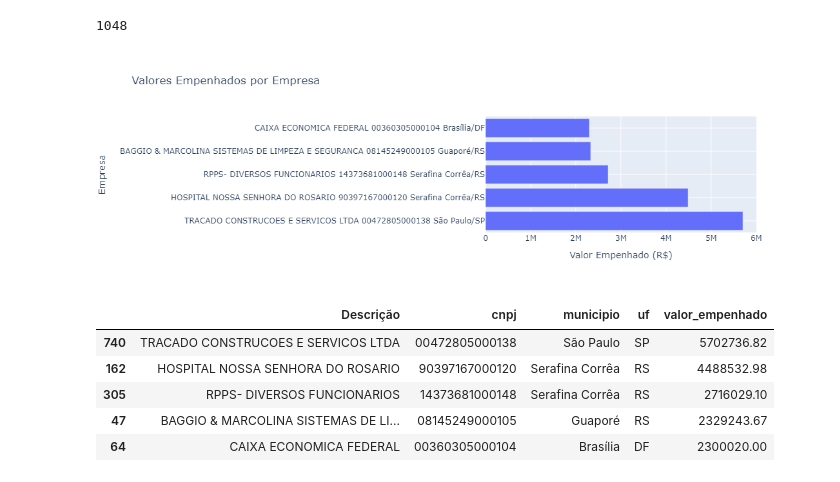
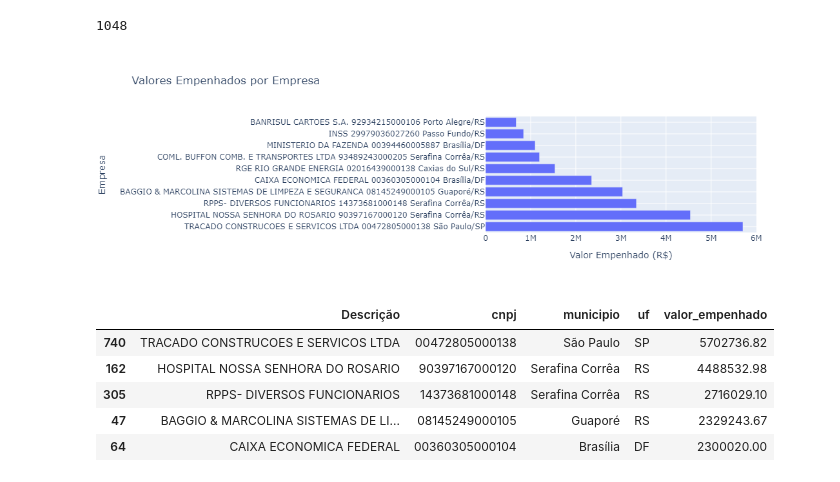
Before and after one commit to fabriciosilva/eleicoes-rs, a Jupyter notebook: data/notebooks/Serafina-despesas-empresas-Q1-evolucao_mensal.ipynb, the cells around one changed output. Drawn from its saved outputs; the diff is of its cells as text; code cells hidden in the pictures.

```diff
--- a/data/notebooks/Serafina-despesas-empresas-Q1-evolucao_mensal.ipynb
+++ b/data/notebooks/Serafina-despesas-empresas-Q1-evolucao_mensal.ipynb
@@ -364,25 +364,30 @@ despesas_fornecedor_com_municipios.to_csv('clean_files/despesas_fornecedor_com_m
 # %%
 #Agora, os maiores empenhos por empresas
 
-df = despesas_fornecedor_com_municipios.sort_values(by= 'valor_empenhado', ascending=False)[0:5]
+#df = despesas_fornecedor_com_municipios
 
-df = df[~df['Código'].isna()]
-df = df[~df['CNPJ/CPF'].isna()]
+df =  despesas_fornecedor_com_municipios.groupby(['Código', 'Descrição', 'cnpj', 'municipio', 'uf']).agg(
+    {'valor_empenhado': 'sum', 'valor_liquidado': 'sum', 'valor_pago': 'sum'}
+    ).sort_values(by='valor_empenhado', ascending=False)
+
+df.reset_index(inplace=True)
+
+df = df[:10]
 
 
 fig = go.Figure(data=[go.Bar(x=df["valor_empenhado"], y=df["Descrição"] + ' ' + df["cnpj"] + ' ' + df["municipio"] + '/' + df["uf"], orientation='h')])
 
 fig.update_layout(title="Valores Empenhados por Empresa",
                   xaxis_title="Valor Empenhado (R$)",
                   yaxis_title="Empresa",
                   bargap=0.2,
-                  barmode='group',
+                  #barmode='group',
                   xaxis_showgrid=True,
                   yaxis_showgrid=True)
 
 fig.show()
 # %% [output]
-[figure, old version]
+[figure, new version]
 # %%
 #top 5
 df[['Descrição', 'cnpj', 'municipio', 'uf', 'valor_empenhado']]
```
Also changed, not shown: parts of 2 cells of this notebook, 4 other files.
